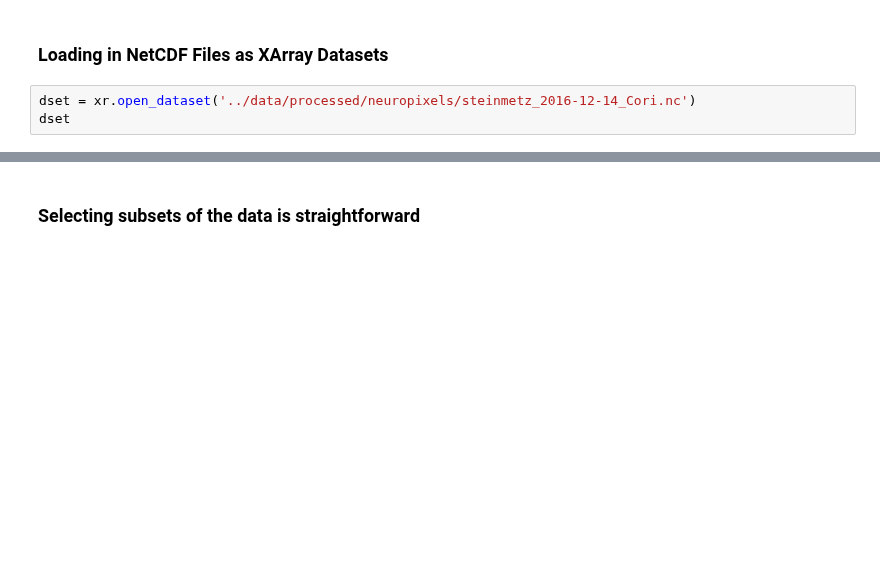
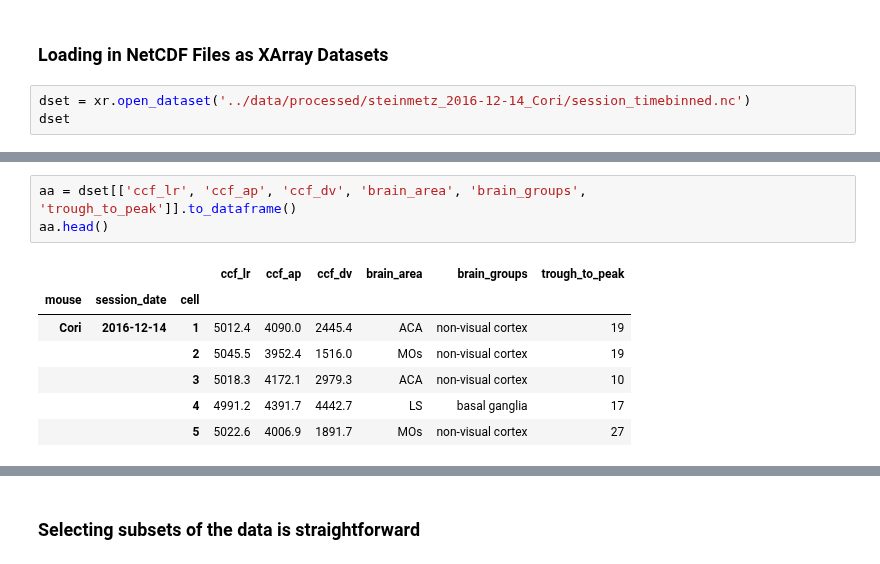
Before and after one commit to ibehave-ibots/iBOTS-Tools, a Jupyter notebook: workshops/bootcamp/steinmentz_data_curation/notebooks/load_data.ipynb, the cells around one changed output, grey strips where cells are left out. Saved outputs shown, nothing was run; the diff lists cells and outputs as text; blank space fills up the shorter version.

Commit message:
added in spike event time data

```diff
--- a/workshops/bootcamp/steinmentz_data_curation/notebooks/load_data.ipynb
+++ b/workshops/bootcamp/steinmentz_data_curation/notebooks/load_data.ipynb
@@ -3,7 +3,7 @@ import xarray as xr
 # %% [markdown]
 ### Loading in NetCDF Files as XArray Datasets
 # %%
-dset = xr.open_dataset('../data/processed/neuropixels/steinmetz_2016-12-14_Cori.nc')
+dset = xr.open_dataset('../data/processed/steinmetz_2016-12-14_Cori/session_timebinned.nc')
 dset
 # %% [output]
 <xarray.Dataset>
@@ -25,0 +58,11 @@ Attributes:
+# %%
+aa = dset[['ccf_lr', 'ccf_ap', 'ccf_dv', 'brain_area', 'brain_groups', 'trough_to_peak']].to_dataframe()
+aa.head()
+# %% [output]
+|  |  |  | ccf_lr | ccf_ap | ccf_dv | brain_area | brain_groups | trough_to_peak |
+| mouse | session_date | cell |  |  |  |  |  |  |
+| Cori | 2016-12-14 | 1 | 5012.4 | 4090.0 | 2445.4 | ACA | non-visual cortex | 19 |
+|  |  | 2 | 5045.5 | 3952.4 | 1516.0 | MOs | non-visual cortex | 19 |
+|  |  | 3 | 5018.3 | 4172.1 | 2979.3 | ACA | non-visual cortex | 10 |
+|  |  | 4 | 4991.2 | 4391.7 | 4442.7 | LS | basal ganglia | 17 |
+|  |  | 5 | 5022.6 | 4006.9 | 1891.7 | MOs | non-visual cortex | 27 |
```
Also changed, not shown: parts of 5 cells of this notebook, 6 other files.
